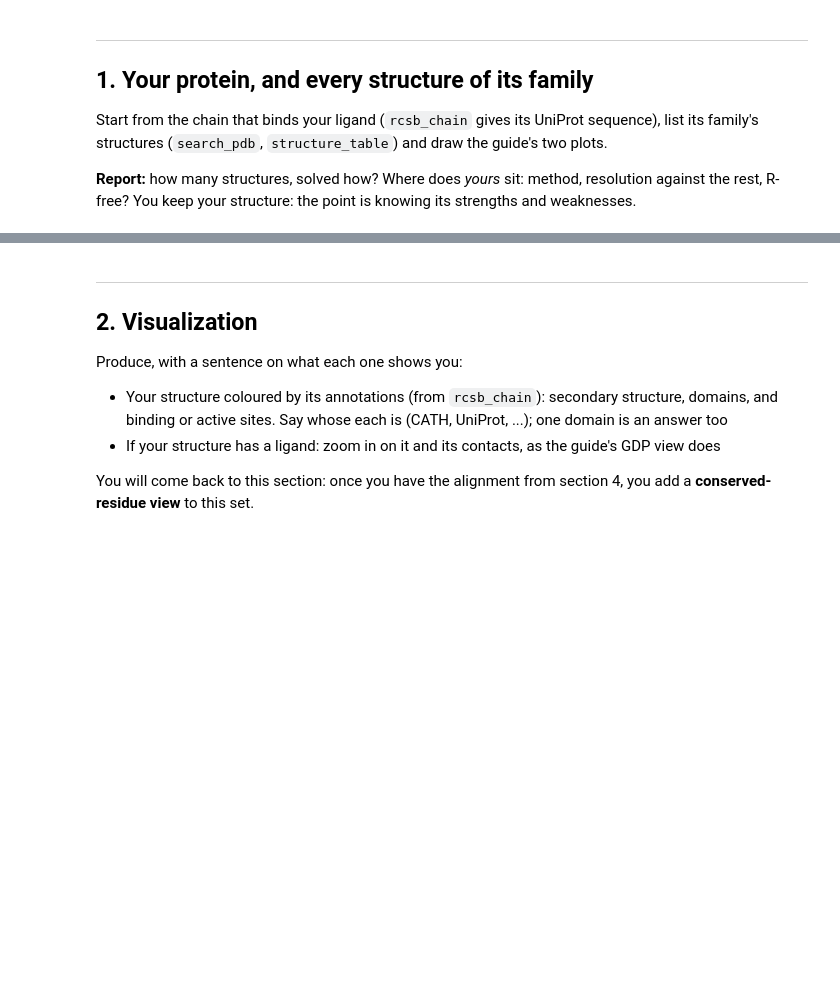
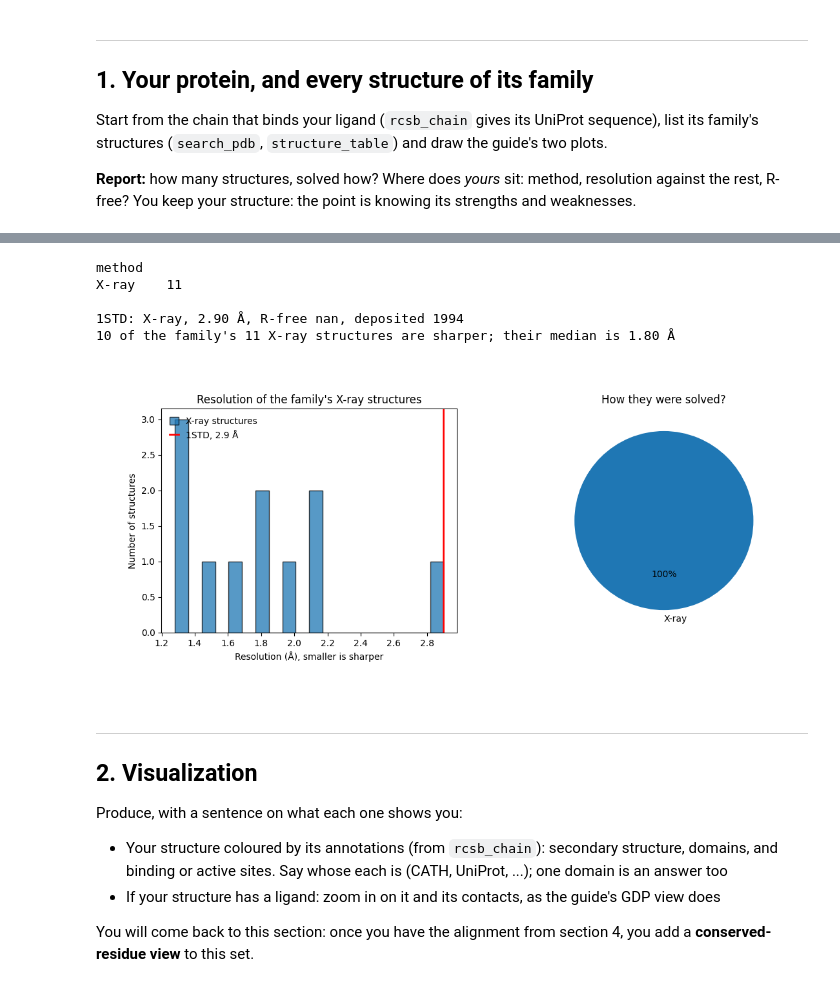
Before and after one commit to einleutchen/Assignment_SPW, a Jupyter notebook: ex01/ex01_workbook.ipynb, the cells around one changed output, grey strips where cells are left out. Drawn from its saved outputs; the diff is of its cells as text; code cells hidden in the pictures; blank space fills up the shorter version.

```diff
--- a/ex01/ex01_workbook.ipynb
+++ b/ex01/ex01_workbook.ipynb
@@ -182,0 +280,4 @@ weaknesses.
+# %%
+accession, query, to_structure, features = rcsb_chain("1STD", "A")
+pdb_ids = search_pdb(query)
+family = structure_table(pdb_ids)
@@ -183,3 +297,33 @@ weaknesses.
+# %%
+print(family["method"].value_counts().to_string(), "\n")
+
+mine = family.set_index("pdb_id").loc["1STD"]
+xray = family.loc[family["method"] == "X-ray", "resolution"].dropna()
+print(f"1STD: {mine['method']}, {mine['resolution']:.2f} Å, R-free {mine['r_free']:.3f}, "
+      f"deposited {mine['year']}")
+print(f"{(xray < mine['resolution']).sum()} of the family's {len(xray)} X-ray structures "
+      f"are sharper; their median is {xray.median():.2f} Å")
+# %% [output]
+method
+X-ray    11
+
+1STD: X-ray, 2.90 Å, R-free nan, deposited 1994
+10 of the family's 11 X-ray structures are sharper; their median is 1.80 Å
+# %%
+fig, (hist, pie) = plt.subplots(1, 2, figsize=(13, 4.5))
+
+xray.plot.hist(ax=hist, bins=20, edgecolor="black", alpha=0.75, label="X-ray structures",
+               title="Resolution of the family's X-ray structures")
+hist.axvline(mine["resolution"], color="red", lw=2, label=f"1STD, {mine['resolution']:.1f} Å")
+hist.set(xlabel="Resolution (Å), smaller is sharper", ylabel="Number of structures")
+hist.legend()
+
+family["method"].value_counts().plot.pie(ax=pie, autopct="%1.0f%%", startangle=90,
+                                          title="How they were solved?")
+pie.set_ylabel("")
+plt.show()
+# %% [output]
+[figure, added]
 # %% [markdown]
 ---
 
```
Also changed, not shown: parts of 5 cells of this notebook.
